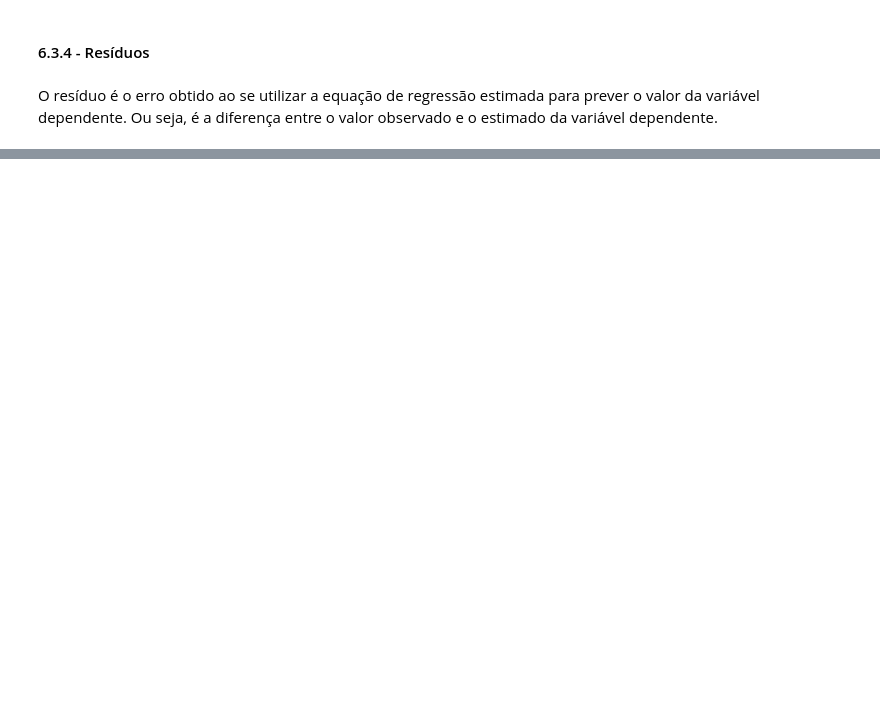
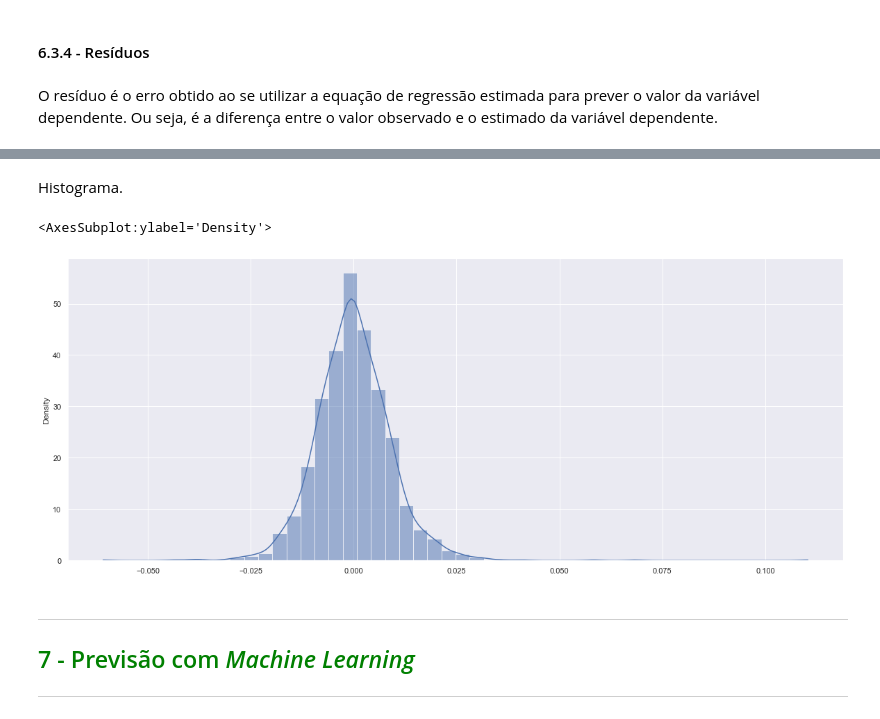
Before and after one commit to pauloceliojr/aedi-prova-final, a Jupyter notebook: prova_final.ipynb, the cells around one changed output, grey strips where cells are left out. Cells and saved outputs as stored; diff of their text form; code cells hidden in the pictures; blank space fills up the shorter version.

```diff
--- a/prova_final.ipynb
+++ b/prova_final.ipynb
@@ -815,0 +811,13 @@ dataset
+# %% [markdown]
+Histograma.
+# %%
+ax = sns.histplot(modelo_ajustado.resid, kde=True, stat="density", bins=50)
+ax.figure.set_size_inches(20, 8)
+ax
+# %% [output]
+<AxesSubplot:ylabel='Density'>
+[figure, added]
+# %% [markdown]
+***
+## <font color="green">7 - Previsão com _Machine Learning_</font>
+***
```
Also changed, not shown: parts of 81 cells of this notebook.
